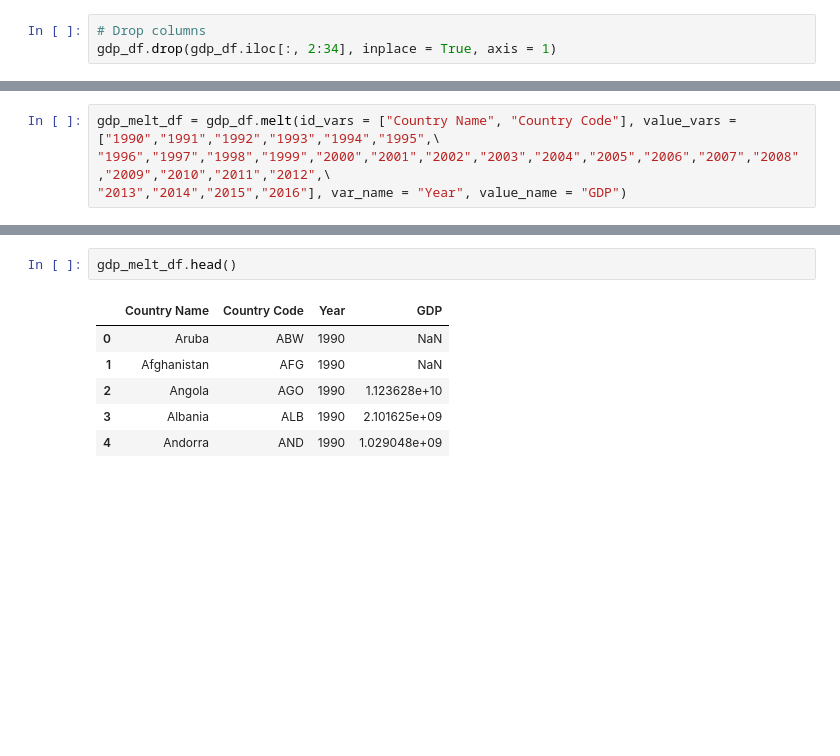
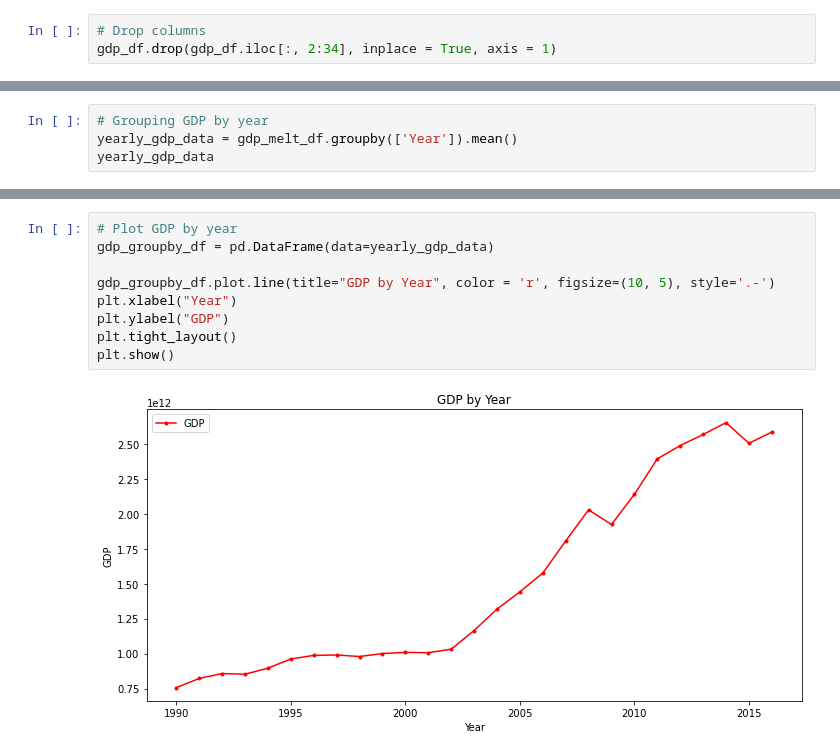
Before and after one commit to sgodkhindi/WorldBank_ETL, a Jupyter notebook: Project2/electricity.ipynb, the cells around one changed output, grey strips where cells are left out. Cells and saved outputs as stored; diff of their text form; blank space fills up the shorter version.

```diff
--- a/Project2/electricity.ipynb
+++ b/Project2/electricity.ipynb
@@ -82,4 +202,4 @@ elec_melt_df.head()
 # %%
-gdp_melt_df = gdp_df.melt(id_vars = ["Country Name", "Country Code"], value_vars = ["1990","1991","1992","1993","1994","1995",\
-"1996","1997","1998","1999","2000","2001","2002","2003","2004","2005","2006","2007","2008","2009","2010","2011","2012",\
-"2013","2014","2015","2016"], var_name = "Year", value_name = "GDP")
+# Grouping GDP by year
+yearly_gdp_data = gdp_melt_df.groupby(['Year']).mean()
+yearly_gdp_data
@@ -86,9 +225,11 @@ gdp_melt_df = gdp_df.melt(id_vars = ["Country Name", "Country Code"], value_vars
 # %%
-gdp_melt_df.head()
+# Plot GDP by year
+gdp_groupby_df = pd.DataFrame(data=yearly_gdp_data)
+
+gdp_groupby_df.plot.line(title="GDP by Year", color = 'r', figsize=(10, 5), style='.-')
+plt.xlabel("Year")
+plt.ylabel("GDP")
+plt.tight_layout()
+plt.show()
 # %% [output]
-|  | Country Name | Country Code | Year | GDP |
-| 0 | Aruba | ABW | 1990 | NaN |
-| 1 | Afghanistan | AFG | 1990 | NaN |
-| 2 | Angola | AGO | 1990 | 1.123628e+10 |
-| 3 | Albania | ALB | 1990 | 2.101625e+09 |
-| 4 | Andorra | AND | 1990 | 1.029048e+09 |
+[figure, added]
```
Also changed, not shown: parts of 28 cells of this notebook, 4 other files.
